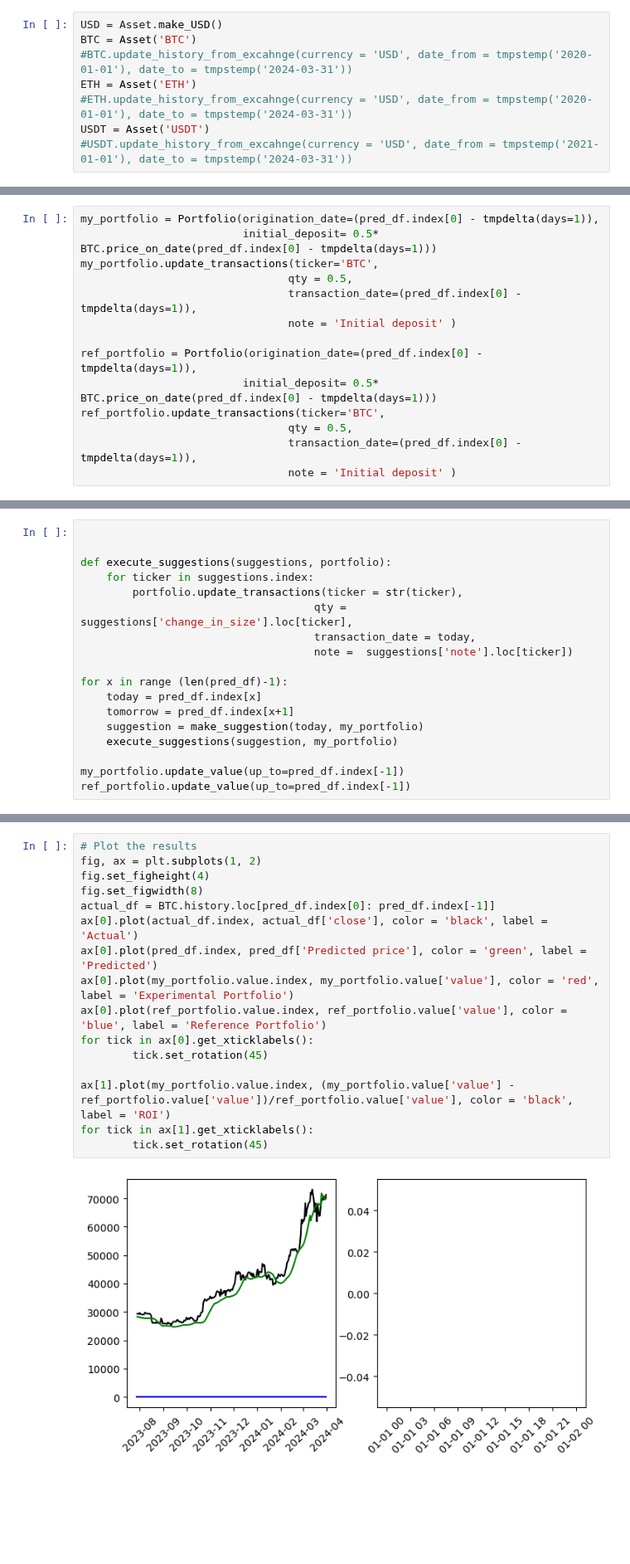
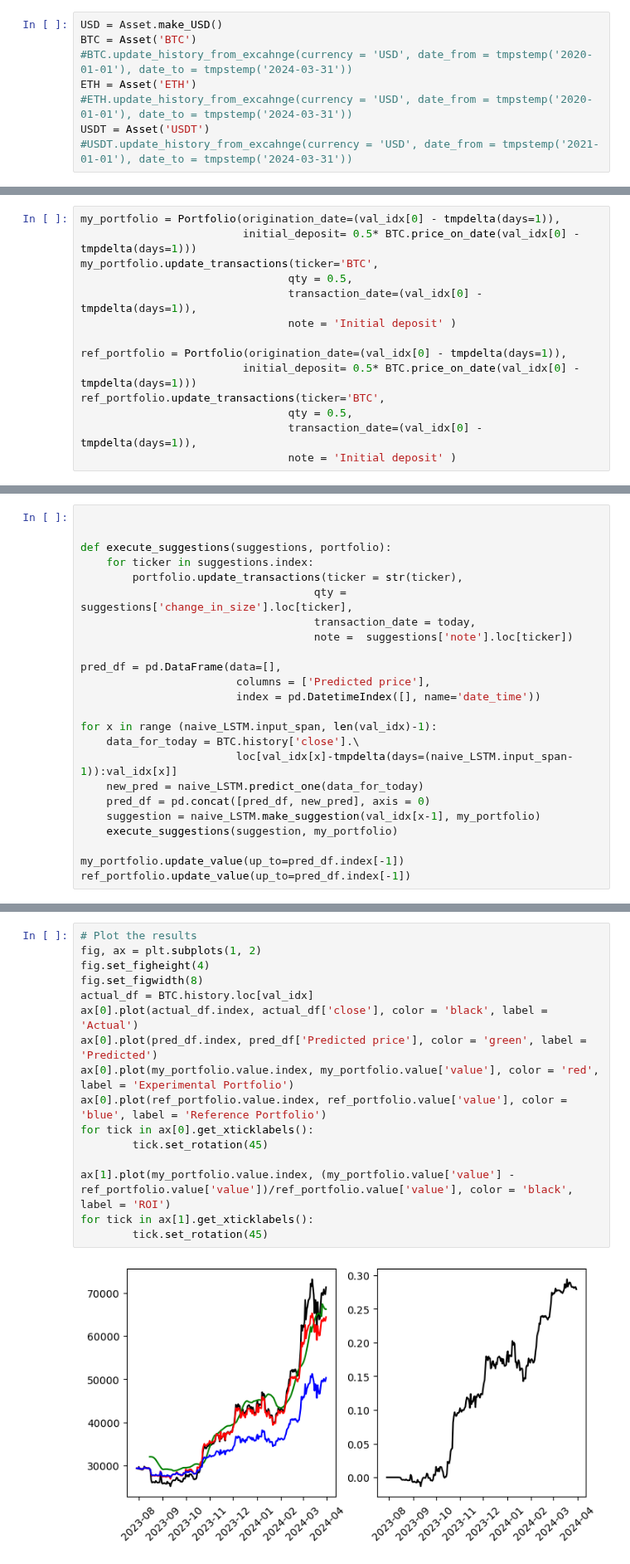
Before and after one commit to ArtemChemist/crypto, a Jupyter notebook: test clases.ipynb, the cells around one changed output, grey strips where cells are left out. Shown at 83% size. Saved outputs shown, nothing was run; the diff lists cells and outputs as text; blank space fills up the shorter version.

```diff
--- a/test clases.ipynb
+++ b/test clases.ipynb
@@ -228 +172,15 @@ Epoch 13/20
+# %%
+my_portfolio = Portfolio(origination_date=(val_idx[0] - tmpdelta(days=1)),
+                         initial_deposit= 0.5* BTC.price_on_date(val_idx[0] - tmpdelta(days=1)))
+my_portfolio.update_transactions(ticker='BTC',
+                                qty = 0.5,
+                                transaction_date=(val_idx[0] - tmpdelta(days=1)),
+                                note = 'Initial deposit' )
+
+ref_portfolio = Portfolio(origination_date=(val_idx[0] - tmpdelta(days=1)),
+                         initial_deposit= 0.5* BTC.price_on_date(val_idx[0] - tmpdelta(days=1)))
+ref_portfolio.update_transactions(ticker='BTC',
+                                qty = 0.5,
+                                transaction_date=(val_idx[0] - tmpdelta(days=1)),
+                                note = 'Initial deposit' )
 # %%
@@ -258,14 +187,0 @@ df_to_plot.head()
-# %%
-my_portfolio = Portfolio(origination_date=(pred_df.index[0] - tmpdelta(days=1)),
-                         initial_deposit= 0.5* BTC.price_on_date(pred_df.index[0] - tmpdelta(days=1)))
-my_portfolio.update_transactions(ticker='BTC',
-                                qty = 0.5,
-                                transaction_date=(pred_df.index[0] - tmpdelta(days=1)),
-                                note = 'Initial deposit' )
-
-ref_portfolio = Portfolio(origination_date=(pred_df.index[0] - tmpdelta(days=1)),
-                         initial_deposit= 0.5* BTC.price_on_date(pred_df.index[0] - tmpdelta(days=1)))
-ref_portfolio.update_transactions(ticker='BTC',
-                                qty = 0.5,
-                                transaction_date=(pred_df.index[0] - tmpdelta(days=1)),
-                                note = 'Initial deposit' )
@@ -313,10 +195,16 @@ def execute_suggestions(suggestions, portfolio):
                                     transaction_date = today,
                                     note =  suggestions['note'].loc[ticker])
 
-for x in range (len(pred_df)-1):
-    today = pred_df.index[x]
-    tomorrow = pred_df.index[x+1]
-    suggestion = make_suggestion(today, my_portfolio)
+pred_df = pd.DataFrame(data=[],
+                        columns = ['Predicted price'],
+                        index = pd.DatetimeIndex([], name='date_time'))
+
+for x in range (naive_LSTM.input_span, len(val_idx)-1):
+    data_for_today = BTC.history['close'].\
+                        loc[val_idx[x]-tmpdelta(days=(naive_LSTM.input_span-1)):val_idx[x]]
+    new_pred = naive_LSTM.predict_one(data_for_today)
+    pred_df = pd.concat([pred_df, new_pred], axis = 0)
+    suggestion = naive_LSTM.make_suggestion(val_idx[x-1], my_portfolio)
     execute_suggestions(suggestion, my_portfolio)
 
 my_portfolio.update_value(up_to=pred_df.index[-1])
@@ -363,18 +231,18 @@ Today (2023-07-29 20:00:00):29281.39, predicted for 2023-07-30 20:00:00: 28997.6
 # %%
 # Plot the results
 fig, ax = plt.subplots(1, 2)
 fig.set_figheight(4)
 fig.set_figwidth(8)
-actual_df = BTC.history.loc[pred_df.index[0]: pred_df.index[-1]]
+actual_df = BTC.history.loc[val_idx]
 ax[0].plot(actual_df.index, actual_df['close'], color = 'black', label = 'Actual')
 ax[0].plot(pred_df.index, pred_df['Predicted price'], color = 'green', label = 'Predicted')
 ax[0].plot(my_portfolio.value.index, my_portfolio.value['value'], color = 'red', label = 'Experimental Portfolio')
 ax[0].plot(ref_portfolio.value.index, ref_portfolio.value['value'], color = 'blue', label = 'Reference Portfolio')
 for tick in ax[0].get_xticklabels():
         tick.set_rotation(45)
 
 ax[1].plot(my_portfolio.value.index, (my_portfolio.value['value'] - ref_portfolio.value['value'])/ref_portfolio.value['value'], color = 'black', label = 'ROI')
 for tick in ax[1].get_xticklabels():
         tick.set_rotation(45)
 # %% [output]
-[figure, old version]
+[figure, new version]
```
Also changed, not shown: parts of 11 cells of this notebook, 1 other file.
